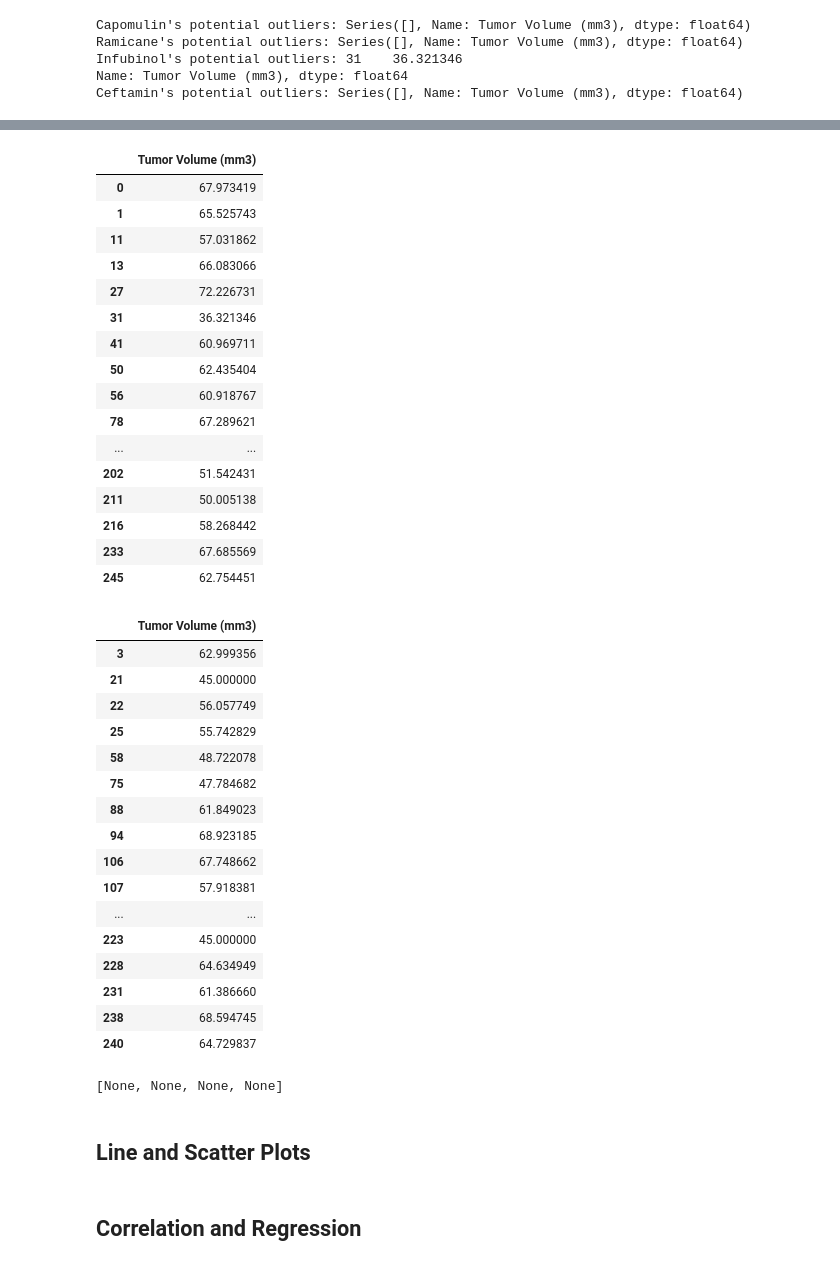
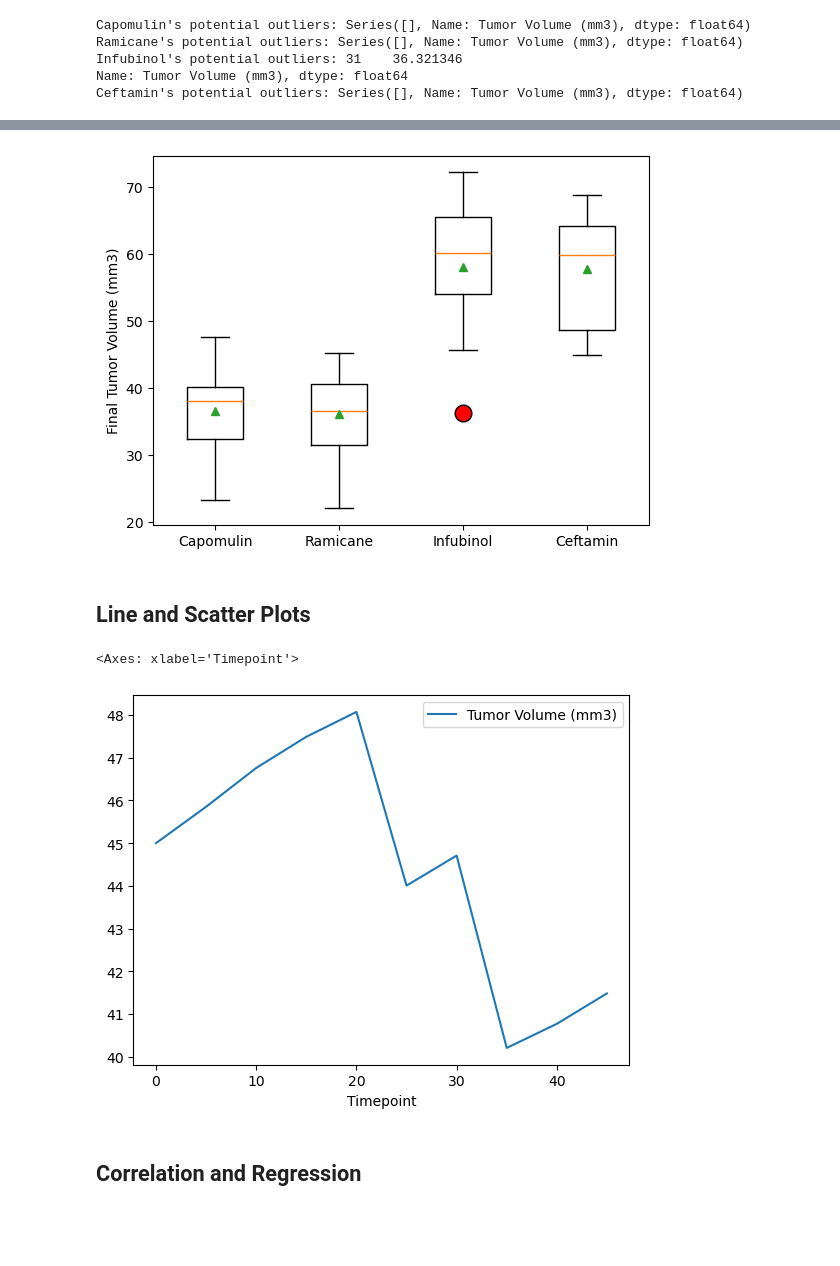
Before and after one commit to Neelka96/matplotlib-challenge, a Jupyter notebook: Pymaceuticals/main.ipynb, the cells around one changed output, grey strips where cells are left out. Saved outputs shown, nothing was run; the diff lists cells and outputs as text; code cells hidden in the pictures; blank space fills up the shorter version.

```diff
--- a/Pymaceuticals/main.ipynb
+++ b/Pymaceuticals/main.ipynb
@@ -278,6 +274,7 @@ drugs = ['Capomulin', 'Ramicane', 'Infubinol', 'Ceftamin']
 
 # Create empty list to fill with tumor vol data (for plotting)
 tumors = []
+outliers = []
 
 # Calculate the IQR and quantitatively determine if there are any potential outliers.
 # ????????????
@@ -305,11 +302,13 @@ for drug in drugs:
     lowerLim = lowerQ - (1.5 * iqr)
 
     # add subset
-    tumors.append(drug_select)
+    tumors.append((drug_select.reset_index(drop = True)))
 
-    # Determine outliers using upper and lower bounds
+    # # Determine outliers using upper and lower bounds
     pot_outlier = drug_select.loc[((drug_select > upperLim) | (drug_select < lowerLim))]
     print(f"{drug}'s potential outliers: {pot_outlier}")
+    if not pot_outlier.empty:
+        outliers.append(tuple(pot_outlier))
 # %% [output]
 Capomulin's potential outliers: Series([], Name: Tumor Volume (mm3), dtype: float64)
 Ramicane's potential outliers: Series([], Name: Tumor Volume (mm3), dtype: float64)
@@ -318,12 +317,12 @@ Name: Tumor Volume (mm3), dtype: float64
 Ceftamin's potential outliers: Series([], Name: Tumor Volume (mm3), dtype: float64)
 # %%
 # Generate a box plot that shows the distribution of the tumor volume for each treatment group.
-# main_figure, axes = plt.subplots()
-
-NEWDF = [pd.DataFrame(tumor) for tumor in tumors]
-[display(df) for df in NEWDF]
-
-# for drug in drugs:
-#     mouse_select = tumor_df.loc[(tumor_df['Drug Regimen'] == drug), 'Tumor Volume (mm3)']
-#     axes.boxplot(mouse_select, positions = )
+plt.boxplot(tumors, tick_labels = drugs, showmeans = True,
+            flierprops = {
+                'marker': 'o',
+                'markerfacecolor': 'red',
+                'markersize': 12
+            })
+plt.ylabel('Final Tumor Volume (mm3)')
+plt.show()
 # %% [output]
@@ -364,37 +329,3 @@ NEWDF = [pd.DataFrame(tumor) for tumor in tumors]
-|  | Tumor Volume (mm3) |
-| 0 | 67.973419 |
-| 1 | 65.525743 |
-| 11 | 57.031862 |
-| 13 | 66.083066 |
-| 27 | 72.226731 |
-| 31 | 36.321346 |
-| 41 | 60.969711 |
-| 50 | 62.435404 |
-| 56 | 60.918767 |
-| 78 | 67.289621 |
-| ... | ... |
-| 202 | 51.542431 |
-| 211 | 50.005138 |
-| 216 | 58.268442 |
-| 233 | 67.685569 |
-| 245 | 62.754451 |
-|  | Tumor Volume (mm3) |
-| 3 | 62.999356 |
-| 21 | 45.000000 |
-| 22 | 56.057749 |
-| 25 | 55.742829 |
-| 58 | 48.722078 |
-| 75 | 47.784682 |
-| 88 | 61.849023 |
-| 94 | 68.923185 |
-| 106 | 67.748662 |
-| 107 | 57.918381 |
-| ... | ... |
-| 223 | 45.000000 |
-| 228 | 64.634949 |
-| 231 | 61.386660 |
-| 238 | 68.594745 |
-| 240 | 64.729837 |
-[None, None, None, None]
+[figure, added]
 # %% [markdown]
 ## Line and Scatter Plots
@@ -403,3 +334,14 @@ NEWDF = [pd.DataFrame(tumor) for tumor in tumors]
+# %%
+# Generate a line plot of tumor volume vs. time point for a single mouse treated with Capomulin
+mouse_capomulin = clean_df.loc[clean_df['Drug Regimen'] == 'Capomulin', ['Mouse ID', 'Timepoint', 'Tumor Volume (mm3)']]
+# int_rand = random.randint(0, (len(mouse_capomulin['Mouse ID'].unique()) - 1))
+# mouse_rand = mouse_capomulin['Mouse ID'].unique()[int_rand]
+mouse_rand = 'b128'
+mouse_select = mouse_capomulin.loc[mouse_capomulin['Mouse ID'] == mouse_rand, ['Timepoint', 'Tumor Volume (mm3)']].set_index('Timepoint')
+mouse_select.plot(kind = "line")
+# %% [output]
+<Axes: xlabel='Timepoint'>
+[figure, added]
 # %%
 # Generate a scatter plot of mouse weight vs. the average observed tumor volume for the entire Capomulin regimen
 # %% [markdown]
```
Also changed, not shown: parts of 11 cells of this notebook.
